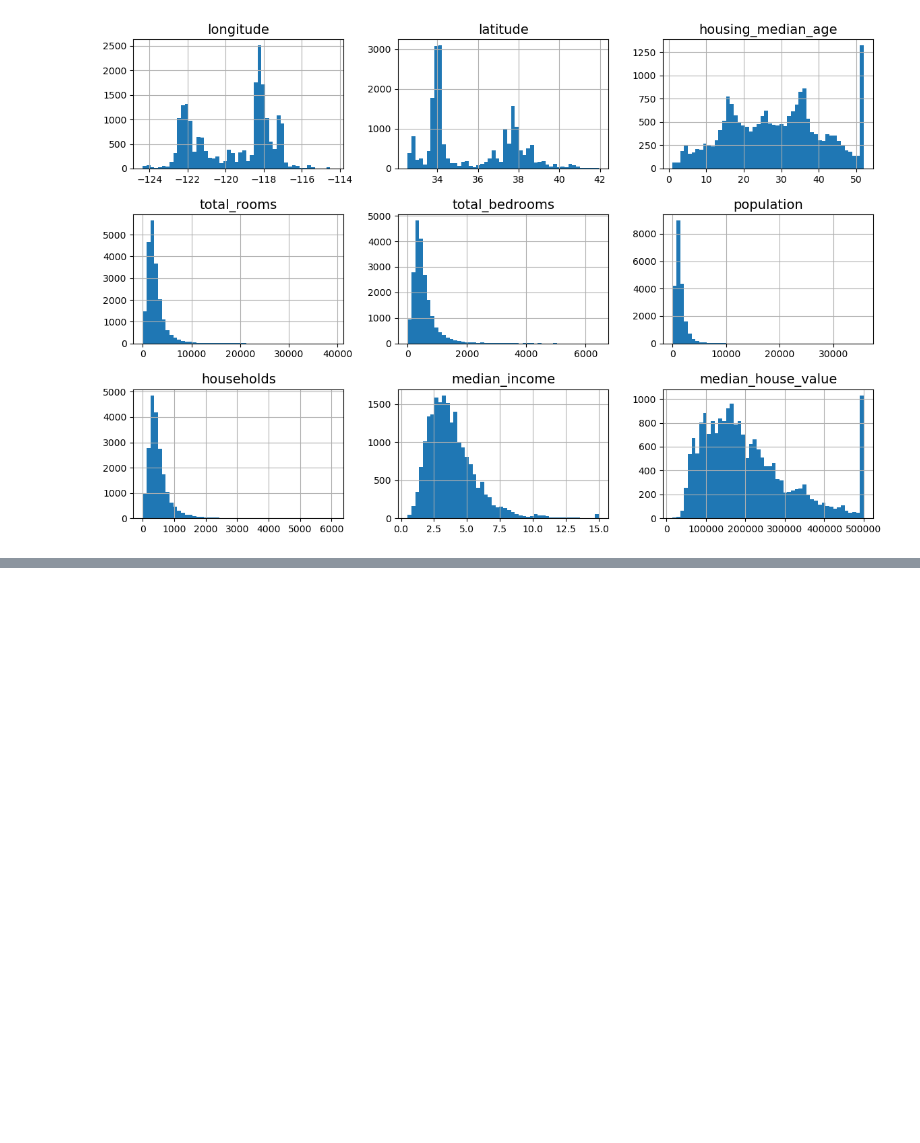
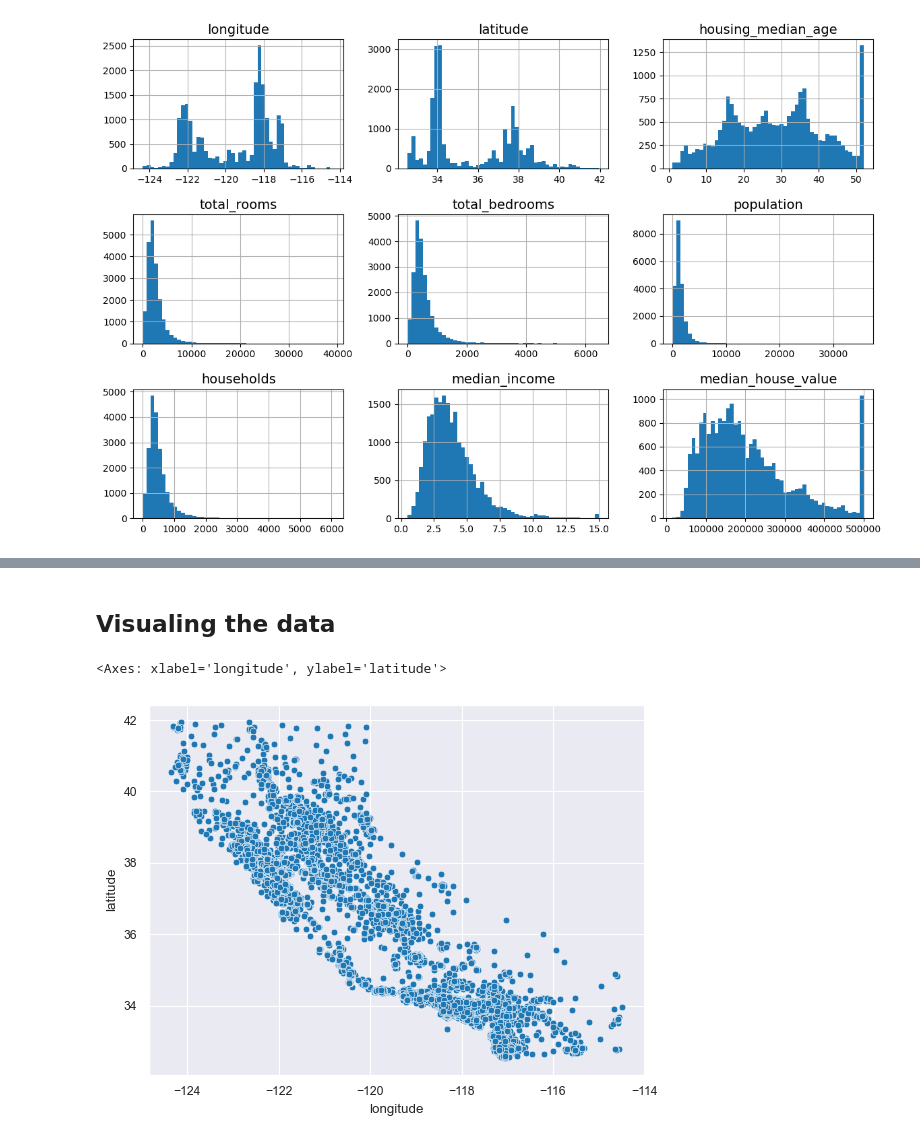
Before and after one commit to victorteodoro/handson-ml3, a Jupyter notebook: code-along/02_end_to_end_machine_learning.ipynb, the cells around one changed output, grey strips where cells are left out. Saved outputs shown, nothing was run; the diff lists cells and outputs as text; code cells hidden in the pictures; blank space fills up the shorter version.

```diff
--- a/code-along/02_end_to_end_machine_learning.ipynb
+++ b/code-along/02_end_to_end_machine_learning.ipynb
@@ -106,0 +93,6 @@ plt.show()
+# %%
+import numpy as np
+
+housing['income_cat'] = pd.cut(housing['median_income'], bins=[0, 1.5, 3, 4.5, 6, np.inf], labels=[1, 2, 3, 4, 5])
+
+housing['income_cat'].sample(10)
@@ -106,0 +112,15 @@ plt.show()
+# %%
+from sklearn.model_selection import train_test_split
+
+housing_train, housing_test = train_test_split(housing, test_size=0.2, random_state=42, stratify=housing['income_cat'])
+# %% [markdown]
+## Visualing the data
+# %%
+import seaborn as sns
+import matplotlib.pyplot as plt
+
+sns.set_context('paper')
+sns.scatterplot(housing_train, x='longitude', y='latitude')
+# %% [output]
+<Axes: xlabel='longitude', ylabel='latitude'>
+[figure, added]
```
Also changed, not shown: parts of 19 cells of this notebook.
